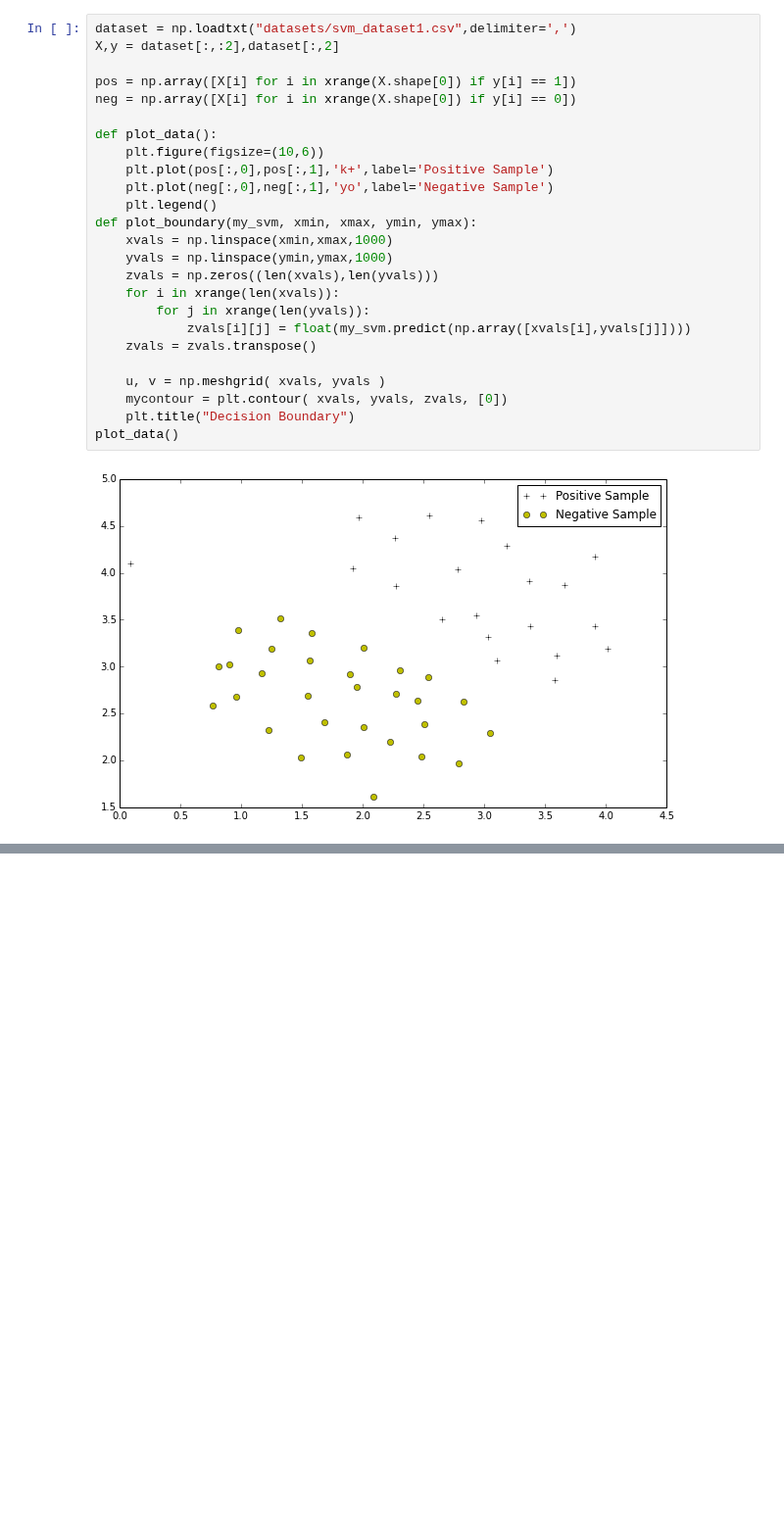
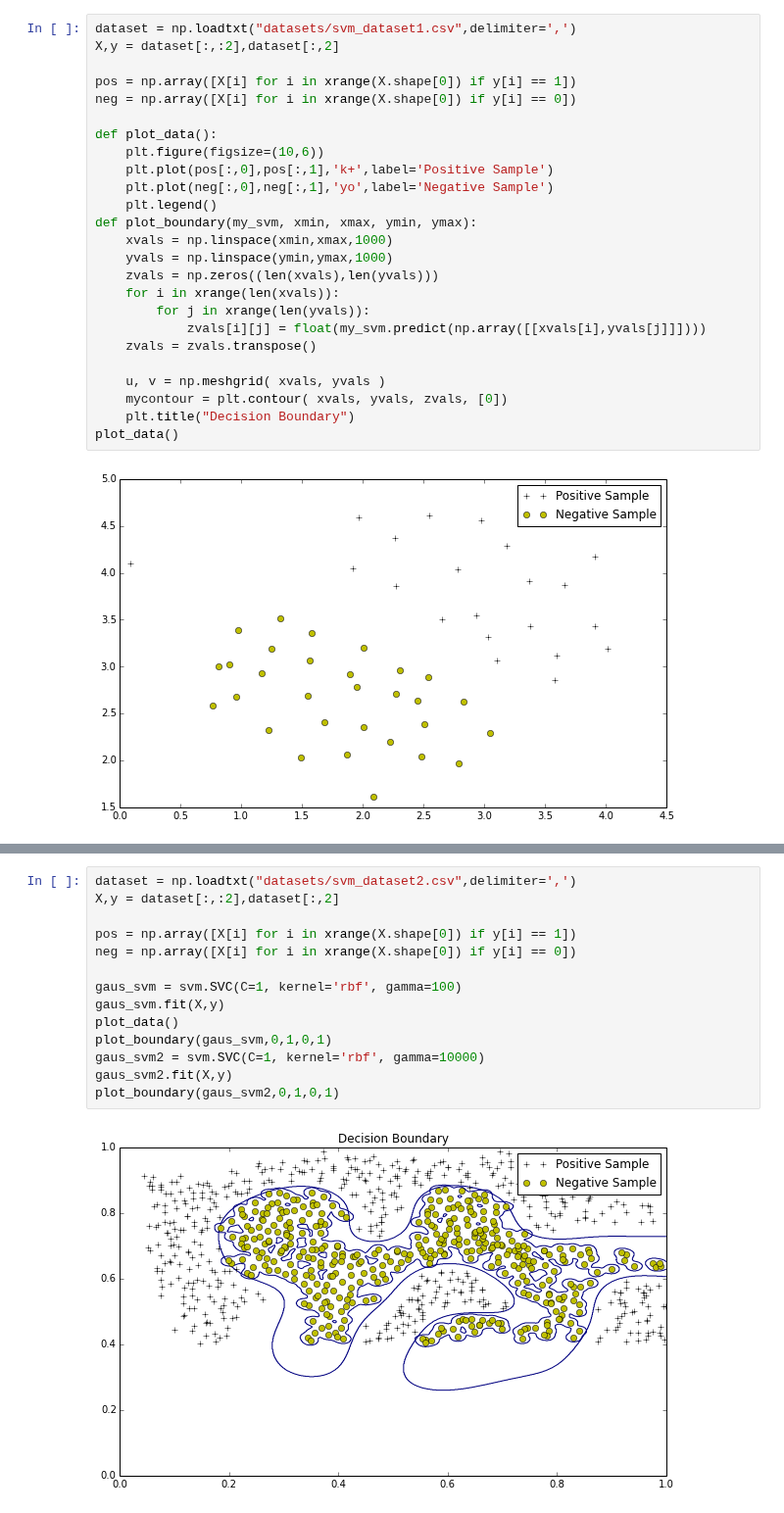
Before and after one commit to stand-by/MachineLearning_algorithms, a Jupyter notebook: examples/draft_svm.ipynb, the cells around one changed output, grey strips where cells are left out. Shown at 98% size. Saved outputs shown, nothing was run; the diff lists cells and outputs as text; blank space fills up the shorter version.

```diff
--- a/examples/draft_svm.ipynb
+++ b/examples/draft_svm.ipynb
@@ -22,7 +22,7 @@ def plot_boundary(my_svm, xmin, xmax, ymin, ymax):
     zvals = np.zeros((len(xvals),len(yvals)))
     for i in xrange(len(xvals)):
         for j in xrange(len(yvals)):
-            zvals[i][j] = float(my_svm.predict(np.array([xvals[i],yvals[j]])))
+            zvals[i][j] = float(my_svm.predict(np.array([[xvals[i],yvals[j]]])))
     zvals = zvals.transpose()
 
     u, v = np.meshgrid( xvals, yvals )
@@ -47,0 +50,16 @@ plot_boundary(linear_svm,0,5,0,5)
+# %%
+dataset = np.loadtxt("datasets/svm_dataset2.csv",delimiter=',')
+X,y = dataset[:,:2],dataset[:,2]
+
+pos = np.array([X[i] for i in xrange(X.shape[0]) if y[i] == 1])
+neg = np.array([X[i] for i in xrange(X.shape[0]) if y[i] == 0])
+
+gaus_svm = svm.SVC(C=1, kernel='rbf', gamma=100)
+gaus_svm.fit(X,y)
+plot_data()
+plot_boundary(gaus_svm,0,1,0,1)
+gaus_svm2 = svm.SVC(C=1, kernel='rbf', gamma=10000)
+gaus_svm2.fit(X,y)
+plot_boundary(gaus_svm2,0,1,0,1)
+# %% [output]
+[figure, added]
```
Also changed, not shown: parts of 3 cells of this notebook.
